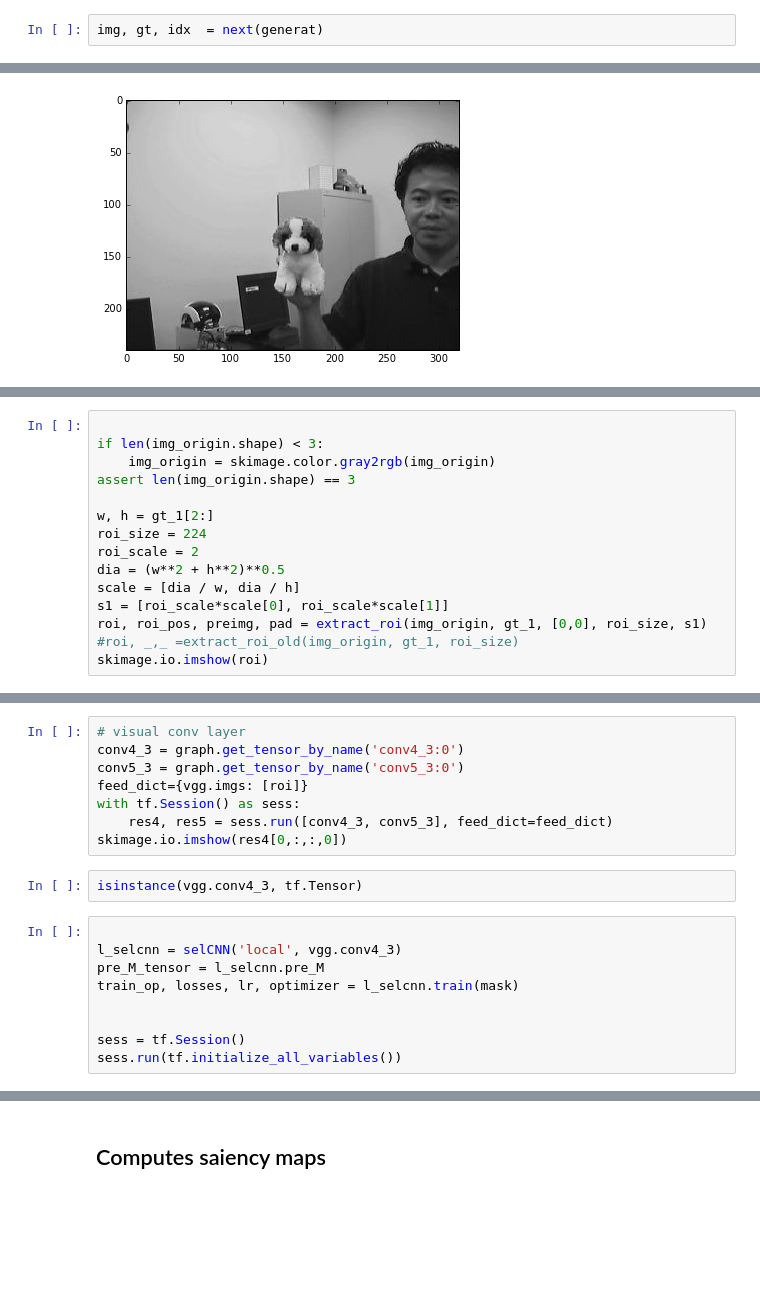
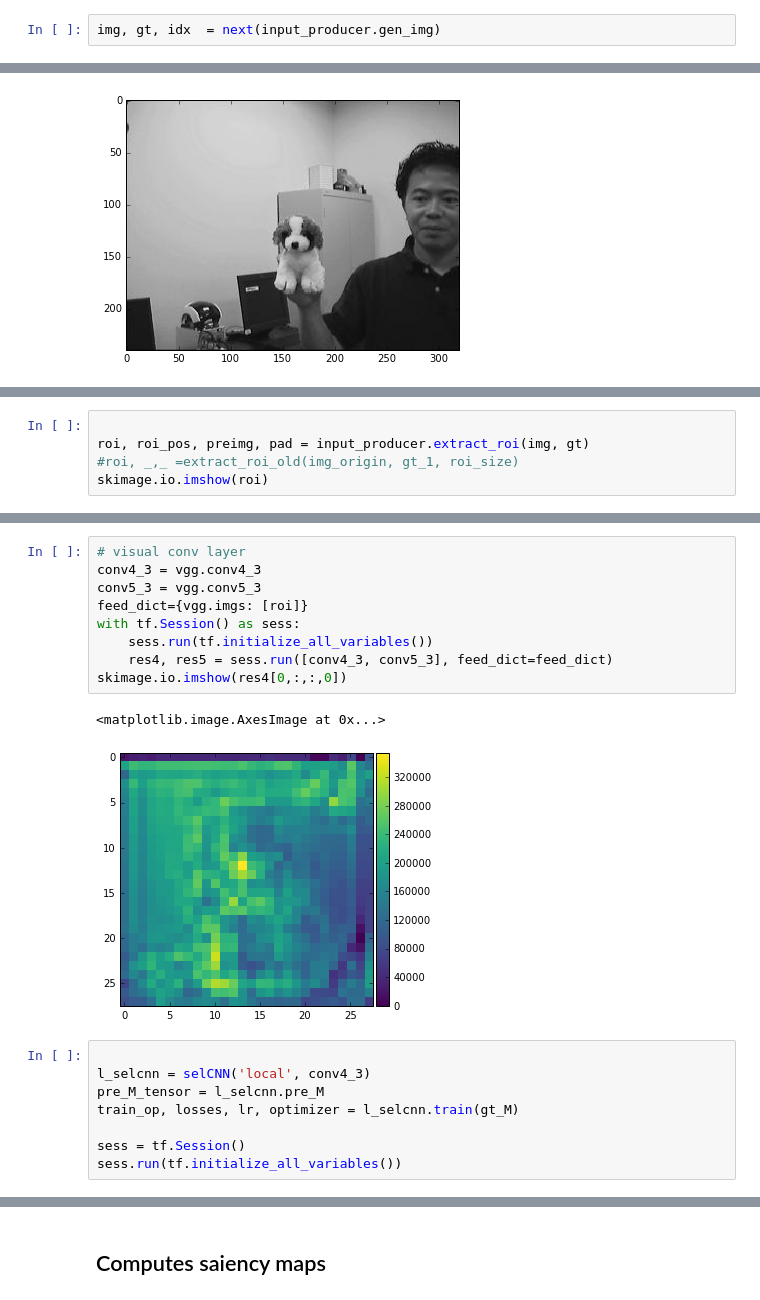
Before and after one commit to luxiaolei/FCNT_TF, a Jupyter notebook: experimental_vgg_part.ipynb, the cells around one changed output, grey strips where cells are left out. Cells and saved outputs as stored; diff of their text form; blank space fills up the shorter version.

```diff
--- a/experimental_vgg_part.ipynb
+++ b/experimental_vgg_part.ipynb
@@ -109,5 +40,5 @@ generat = input_producer.get_image()
 # %%
-img, gt, idx  = next(generat)
+img, gt, idx  = next(input_producer.gen_img)
 # %%
 show(img)
 # %% [output]
@@ -239,0 +47,5 @@ img_origin = skimage.io.imread(img_path)
+# %%
+
+roi, roi_pos, preimg, pad = input_producer.extract_roi(img, gt)
+#roi, _,_ =extract_roi_old(img_origin, gt_1, roi_size)
+skimage.io.imshow(roi)
@@ -245,15 +67,0 @@ show(img_origin)
-# %%
-
-if len(img_origin.shape) < 3:
-    img_origin = skimage.color.gray2rgb(img_origin)
-assert len(img_origin.shape) == 3
-
-w, h = gt_1[2:]
-roi_size = 224
-roi_scale = 2
-dia = (w**2 + h**2)**0.5
-scale = [dia / w, dia / h]
-s1 = [roi_scale*scale[0], roi_scale*scale[1]]
-roi, roi_pos, preimg, pad = extract_roi(img_origin, gt_1, [0,0], roi_size, s1)
-#roi, _,_ =extract_roi_old(img_origin, gt_1, roi_size)
-skimage.io.imshow(roi)
@@ -360,19 +90,20 @@ vgg.imgs
 # %%
 # visual conv layer
-conv4_3 = graph.get_tensor_by_name('conv4_3:0')
-conv5_3 = graph.get_tensor_by_name('conv5_3:0')
+conv4_3 = vgg.conv4_3
+conv5_3 = vgg.conv5_3
 feed_dict={vgg.imgs: [roi]}
 with tf.Session() as sess:
+    sess.run(tf.initialize_all_variables())
     res4, res5 = sess.run([conv4_3, conv5_3], feed_dict=feed_dict)
 skimage.io.imshow(res4[0,:,:,0])
+# %% [output]
+<matplotlib.image.AxesImage at 0x...>
+[figure, added]
-# %%
-isinstance(vgg.conv4_3, tf.Tensor)
 # %%
 
-l_selcnn = selCNN('local', vgg.conv4_3)
+l_selcnn = selCNN('local', conv4_3)
 pre_M_tensor = l_selcnn.pre_M
-train_op, losses, lr, optimizer = l_selcnn.train(mask)
-
+train_op, losses, lr, optimizer = l_selcnn.train(gt_M)
 
 sess = tf.Session()
 sess.run(tf.initialize_all_variables())
```
Also changed, not shown: parts of 41 cells of this notebook, 4 other files.
